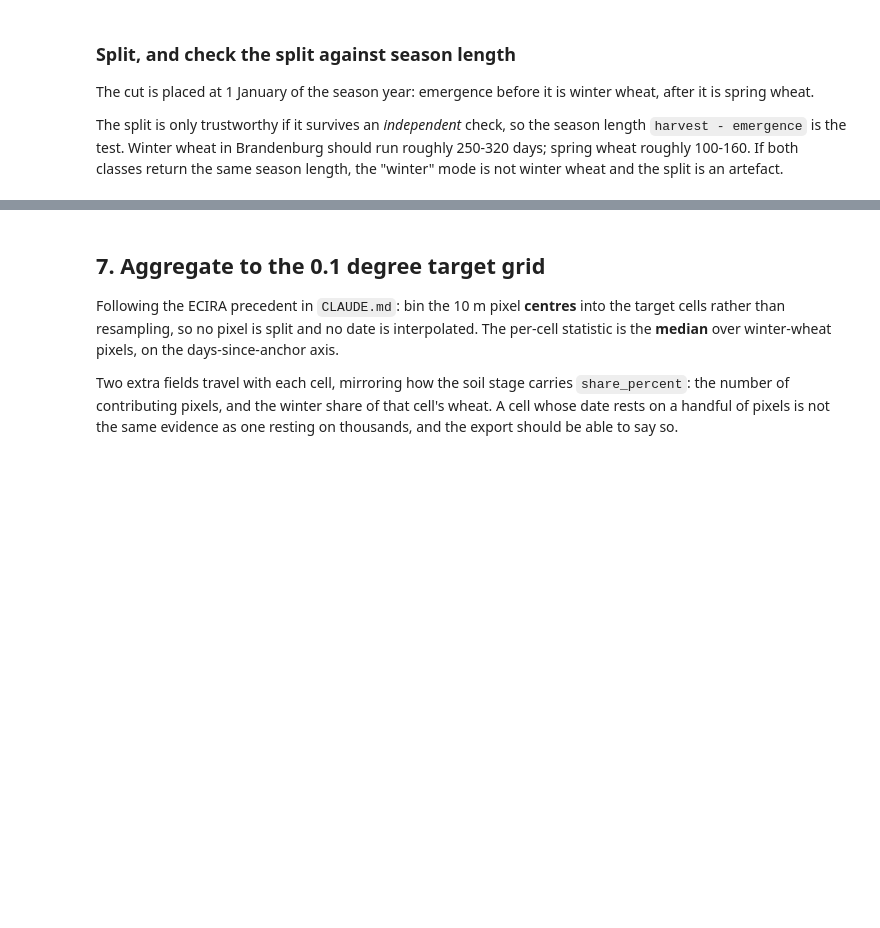
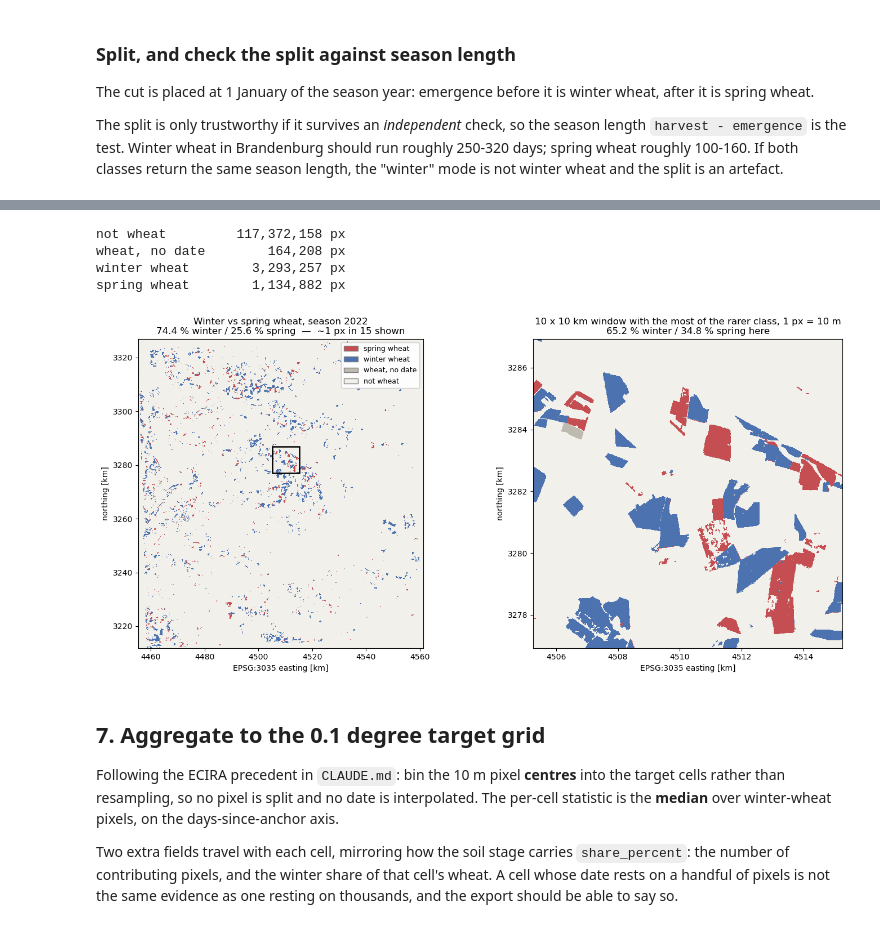
Before and after one commit to Kaushikreddym/data4simplace, a Jupyter notebook: notebooks/clms_winter_wheat_phenology.ipynb, the cells around one changed output, grey strips where cells are left out. Drawn from its saved outputs; the diff is of its cells as text; code cells hidden in the pictures; blank space fills up the shorter version.

```diff
--- a/notebooks/clms_winter_wheat_phenology.ipynb
+++ b/notebooks/clms_winter_wheat_phenology.ipynb
@@ -538,3 +885,65 @@ fig.tight_layout()
+# %%
+# 0 not wheat | 1 wheat, no usable date | 2 winter | 3 spring.
+# Built from the same masks as the table above, not recomputed.
+klass = np.zeros(wheat.shape, dtype=np.uint8)
+klass[wheat.values] = 1
+klass[is_winter.values] = 2
+klass[is_spring.values] = 3
+
+res = abs(cty.rio.resolution()[0])
+left, bottom, right, top = cty.rio.bounds()
+
+BLK = int(10_000 / res)
+nr, nc = klass.shape[0] // BLK, klass.shape[1] // BLK
+blocks = klass[:nr * BLK, :nc * BLK].reshape(nr, BLK, nc, BLK)
+# Score each block by the count of its RARER class, so the window shows the split rather
+# than whichever class dominates.
+score = np.minimum((blocks == 2).sum((1, 3)), (blocks == 3).sum((1, 3)))
+r0, c0 = np.unravel_index(score.argmax(), score.shape)
+rs, cs = slice(r0 * BLK, (r0 + 1) * BLK), slice(c0 * BLK, (c0 + 1) * BLK)
+zoom = klass[rs, cs]
+zl, zr = left + cs.start * res, left + cs.stop * res
+zt, zb = top - rs.start * res, top - rs.stop * res
+
+COLORS = ["#F2F0EB", "#BFBAB0", "#4C72B0", "#C44E52"]   # matches the histograms above
+LABELS = ["not wheat", "wheat, no date", "winter wheat", "spring wheat"]
+cmap = ListedColormap(COLORS)
+norm = BoundaryNorm([-0.5, 0.5, 1.5, 2.5, 3.5], cmap.N)
+km = lambda v: v / 1000.0
+
+fig, axes = plt.subplots(1, 2, figsize=(14.5, 6.6))
+for ax, arr, ext in (
+    (axes[0], klass, [km(left), km(right), km(bottom), km(top)]),
+    (axes[1], zoom, [km(zl), km(zr), km(zb), km(zt)]),
+):
+    ax.imshow(arr, extent=ext, cmap=cmap, norm=norm,
+              interpolation="nearest", origin="upper")   # never average a class code
+    ax.set_xlabel("EPSG:3035 easting [km]")
+    ax.set_ylabel("northing [km]")
+    ax.set_aspect("equal")
+
+axes[0].add_patch(Rectangle((km(zl), km(zb)), km(zr - zl), km(zt - zb),
+                            fill=False, ec="k", lw=1.8))
+tot = (klass >= 2).sum()
+axes[0].set_title(f"Winter vs spring wheat, season {SEASON_YEAR}\n"
+                  f"{(klass == 2).sum() / tot * 100:.1f} % winter / "
+                  f"{(klass == 3).sum() / tot * 100:.1f} % spring  —  ~1 px in 15 shown")
+zt2 = (zoom >= 2).sum()
+axes[1].set_title(f"10 x 10 km window with the most of the rarer class, 1 px = {res:g} m\n"
+                  f"{(zoom == 2).sum() / zt2 * 100:.1f} % winter / "
+                  f"{(zoom == 3).sum() / zt2 * 100:.1f} % spring here")
+axes[0].legend([plt.Rectangle((0, 0), 1, 1, fc=c, ec="0.5") for c in COLORS[::-1]],
+               LABELS[::-1], loc="upper right", framealpha=0.92, fontsize=9)
+fig.tight_layout()
+
+for i, lab in enumerate(LABELS):
+    print(f"{lab:16s} {(klass == i).sum():>12,} px")
+# %% [output]
+not wheat         117,372,158 px
+wheat, no date        164,208 px
+winter wheat        3,293,257 px
+spring wheat        1,134,882 px
+[figure, added]
 # %% [markdown]
 ## 7. Aggregate to the 0.1 degree target grid
 
```
Also changed, not shown: parts of 26 cells of this notebook, 48 other files.
